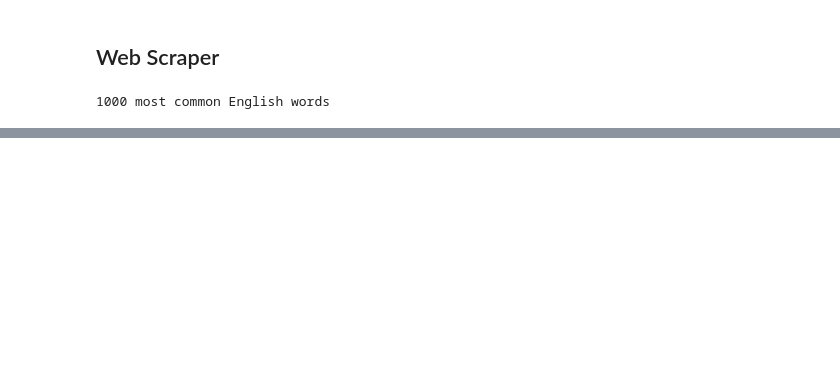
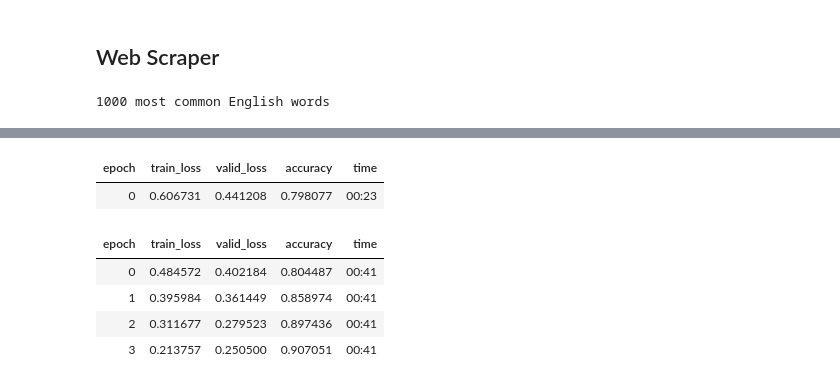
Before and after one commit to sbavery/pseudometer, a Jupyter notebook: nbs/01_data.ipynb, the cells around one changed output, grey strips where cells are left out. Saved outputs shown, nothing was run; the diff lists cells and outputs as text; code cells hidden in the pictures; blank space fills up the shorter version.

```diff
--- a/nbs/01_data.ipynb
+++ b/nbs/01_data.ipynb
@@ -235,0 +280,11 @@ count.most_common()
+# %%
+learn = text_classifier_learner(dls, AWD_LSTM, drop_mult=0.5, metrics=accuracy)
+learn.fine_tune(4, 1e-2)
+# %% [output]
+| epoch | train_loss | valid_loss | accuracy | time |
+| 0 | 0.606731 | 0.441208 | 0.798077 | 00:23 |
+| epoch | train_loss | valid_loss | accuracy | time |
+| 0 | 0.484572 | 0.402184 | 0.804487 | 00:41 |
+| 1 | 0.395984 | 0.361449 | 0.858974 | 00:41 |
+| 2 | 0.311677 | 0.279523 | 0.897436 | 00:41 |
+| 3 | 0.213757 | 0.250500 | 0.907051 | 00:41 |
```
Also changed, not shown: parts of 28 cells of this notebook, 4 other files.
